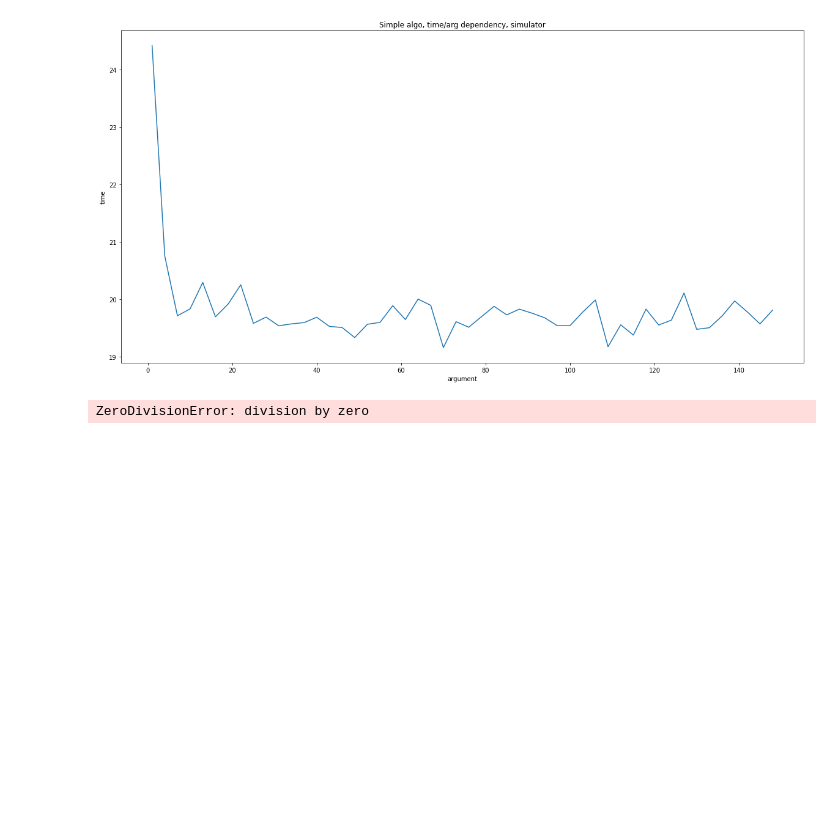
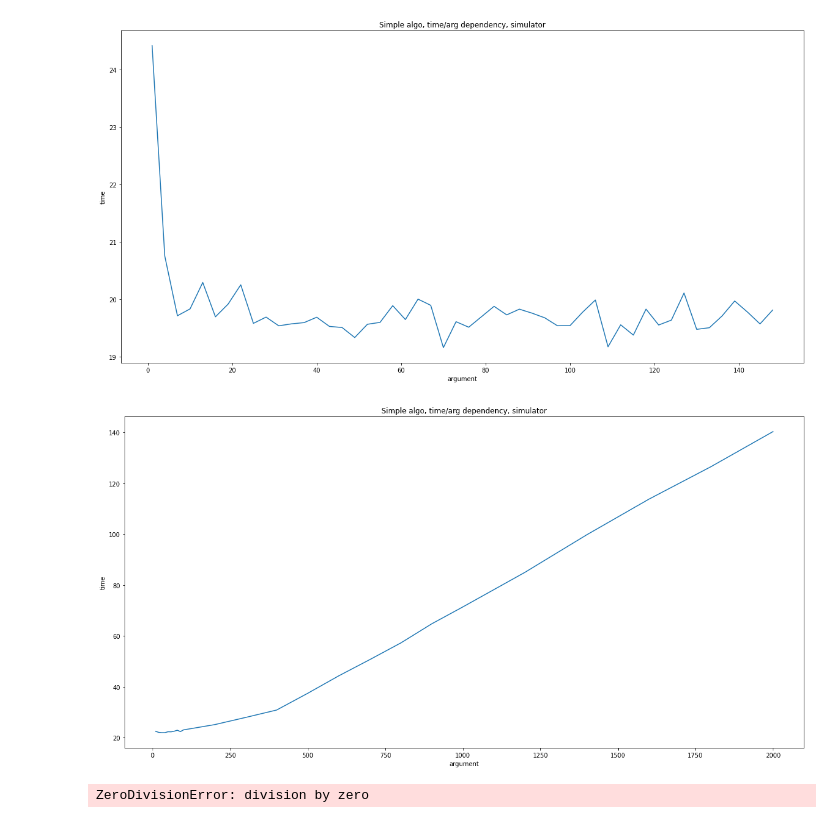
Before and after one commit to amonin7/Simulator, a Jupyter notebook: Visualization.ipynb, the cells around one changed output. Cells and saved outputs as stored; diff of their text form; code cells hidden in the pictures; blank space fills up the shorter version.

```diff
--- a/Visualization.ipynb
+++ b/Visualization.ipynb
@@ -270,6 +270,11 @@ df = pd.read_csv('argtime-rr.csv', names=['time', 'arg'])
 plot_best_arg_founding(df)
 # %% [output]
 [figure]
+# %%
+df = pd.read_csv('argtime-ls', names=['time', 'arg'])
+plot_best_arg_founding(df)
+# %% [output]
+[figure, added]
 # %%
 am = 0
 suma = (0, 0)
```
Also changed, not shown: 1 other file.
